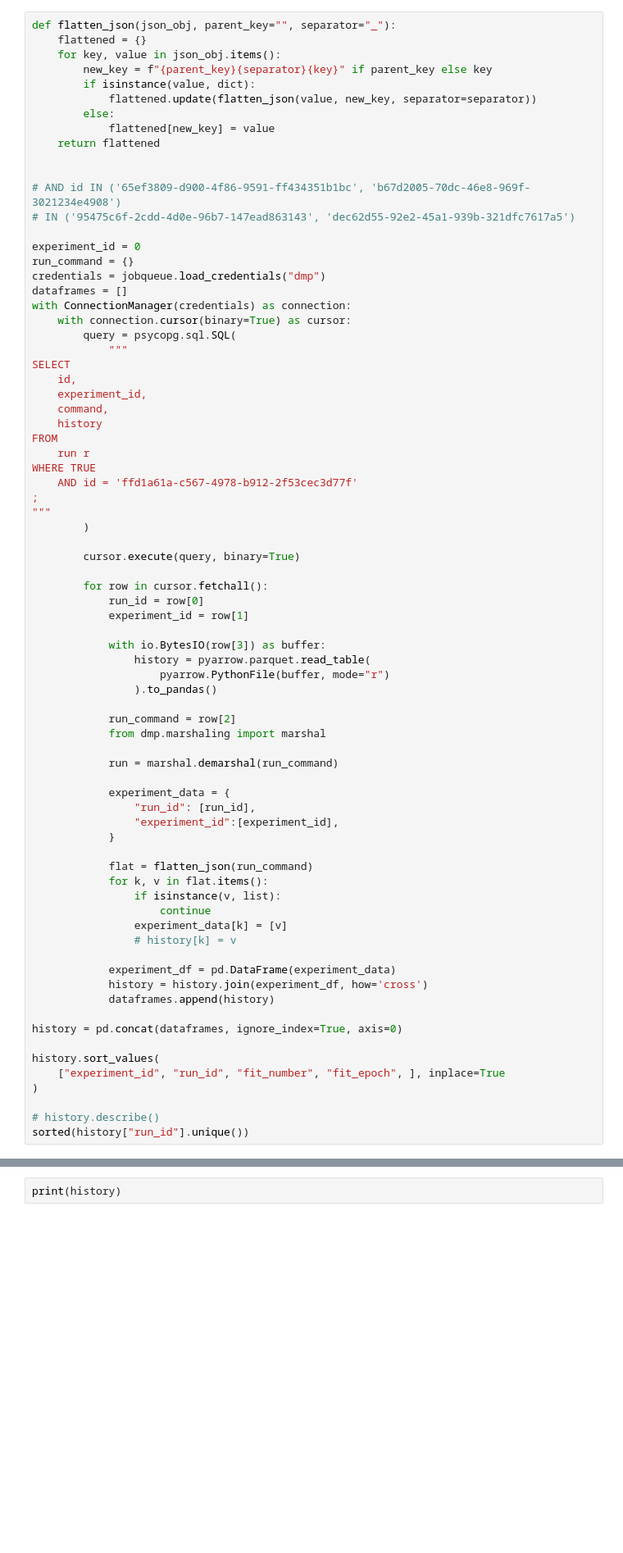
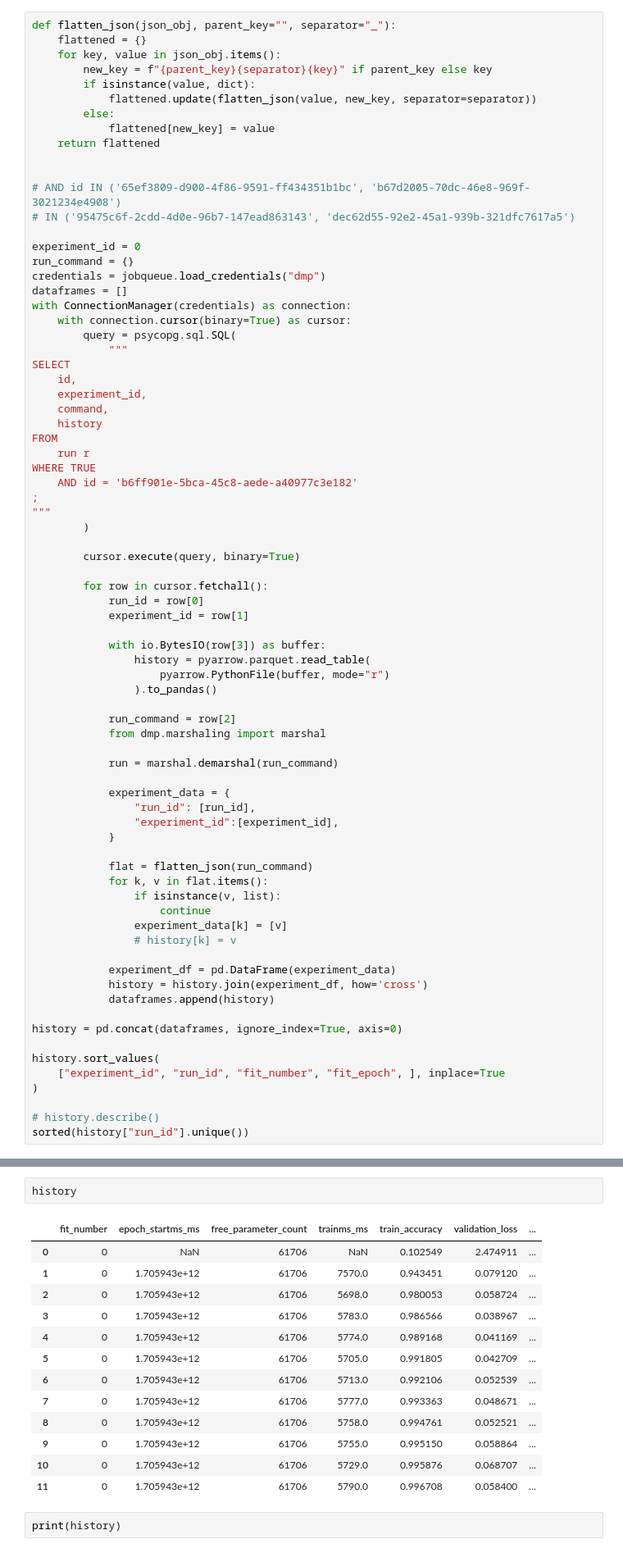
Before and after one commit to NREL/BUTTER-Empirical-Deep-Learning-Experimental-Framework, a Jupyter notebook: example/database_query_example.ipynb, the cells around one changed output, grey strips where cells are left out. Shown at 82% size. Drawn from its saved outputs; the diff is of its cells as text; blank space fills up the shorter version.

```diff
--- a/example/database_query_example.ipynb
+++ b/example/database_query_example.ipynb
@@ -114,7 +118,7 @@ SELECT
 FROM
     run r
 WHERE TRUE
-    AND id = 'ffd1a61a-c567-4978-b912-2f53cec3d77f'
+    AND id = 'b6ff901e-5bca-45c8-aede-a40977c3e182'
 ;
 """
         )
@@ -184,3 +168,19 @@ history[history['fit_number'] == 0]
+# %%
+history
+# %% [output]
+|  | fit_number | epoch_startms_ms | free_parameter_count | trainms_ms | train_accuracy | validation_loss | ... |
+| 0 | 0 | NaN | 61706 | NaN | 0.102549 | 2.474911 | ... |
+| 1 | 0 | 1.705943e+12 | 61706 | 7570.0 | 0.943451 | 0.079120 | ... |
+| 2 | 0 | 1.705943e+12 | 61706 | 5698.0 | 0.980053 | 0.058724 | ... |
+| 3 | 0 | 1.705943e+12 | 61706 | 5783.0 | 0.986566 | 0.038967 | ... |
+| 4 | 0 | 1.705943e+12 | 61706 | 5774.0 | 0.989168 | 0.041169 | ... |
+| 5 | 0 | 1.705943e+12 | 61706 | 5705.0 | 0.991805 | 0.042709 | ... |
+| 6 | 0 | 1.705943e+12 | 61706 | 5713.0 | 0.992106 | 0.052539 | ... |
+| 7 | 0 | 1.705943e+12 | 61706 | 5777.0 | 0.993363 | 0.048671 | ... |
+| 8 | 0 | 1.705943e+12 | 61706 | 5758.0 | 0.994761 | 0.052521 | ... |
+| 9 | 0 | 1.705943e+12 | 61706 | 5755.0 | 0.995150 | 0.058864 | ... |
+| 10 | 0 | 1.705943e+12 | 61706 | 5729.0 | 0.995876 | 0.068707 | ... |
+| 11 | 0 | 1.705943e+12 | 61706 | 5790.0 | 0.996708 | 0.058400 | ... |
 # %%
 print(history)
 # %%
```
Also changed, not shown: parts of 3 cells of this notebook, 1 other file.
